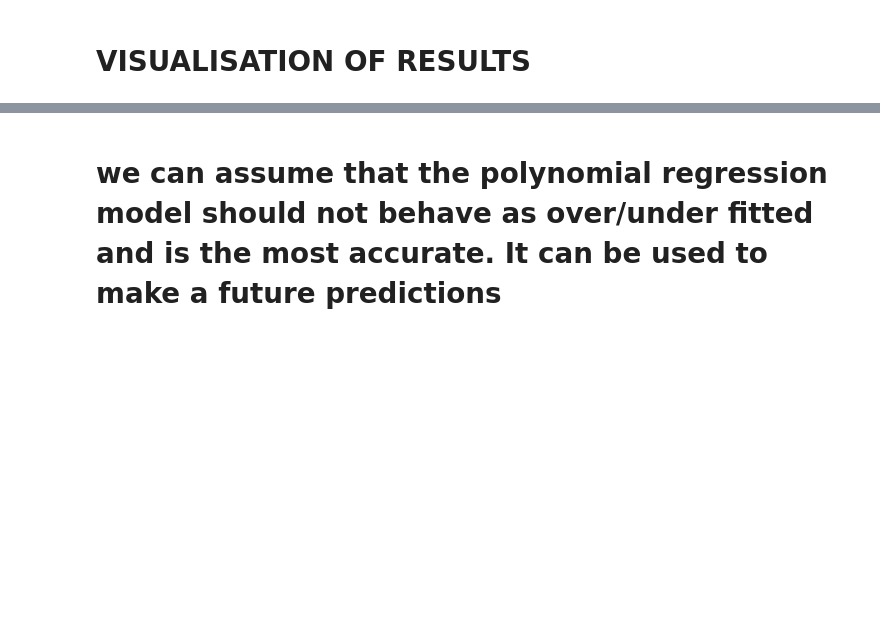
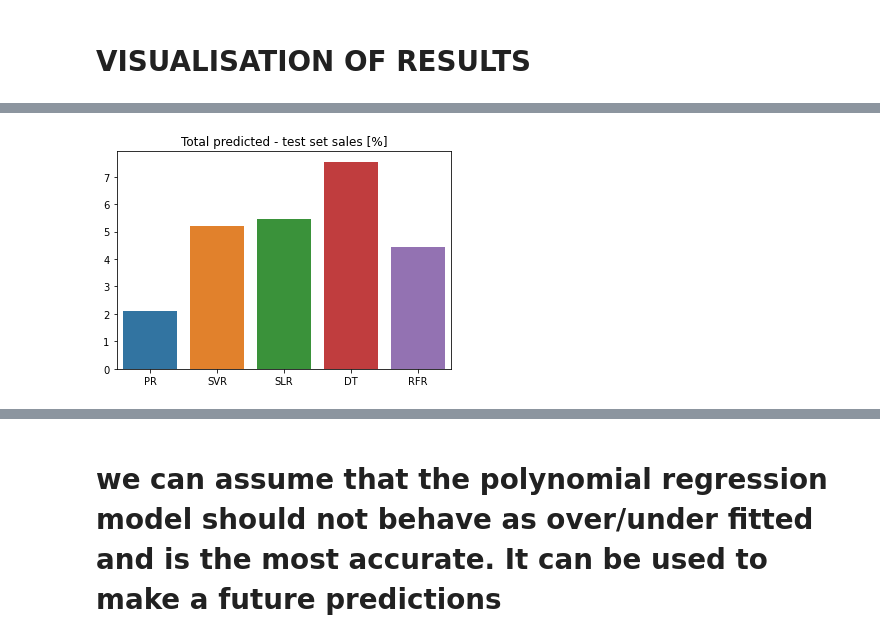
Before and after one commit to SosnowskiC/regression-forecasting-sales, a Jupyter notebook: nowy.ipynb, the cells around one changed output, grey strips where cells are left out. Cells and saved outputs as stored; diff of their text form; code cells hidden in the pictures; blank space fills up the shorter version.

```diff
--- a/nowy.ipynb
+++ b/nowy.ipynb
@@ -692,3 +723,10 @@ Text(0.5, 1.0, 'VALUE OF r2')
+# %%
+fig = sns.barplot(x=models.index, y="% diff pred/test", data=models)
+fig.set_title('Total predicted - test set sales [%]')
+plt.ylabel('')
+plt.savefig('dif.png')
+# %% [output]
+[figure, added]
 # %%
 slr_mistakes = [y_test[i][0] - y_pred[i] for i in range(0,len(y_test))]
 pr_mistakes = [y_test[i][0] - y2_pred[i] for i in range(0,len(y_test))]
```
Also changed, not shown: parts of 17 cells of this notebook.
